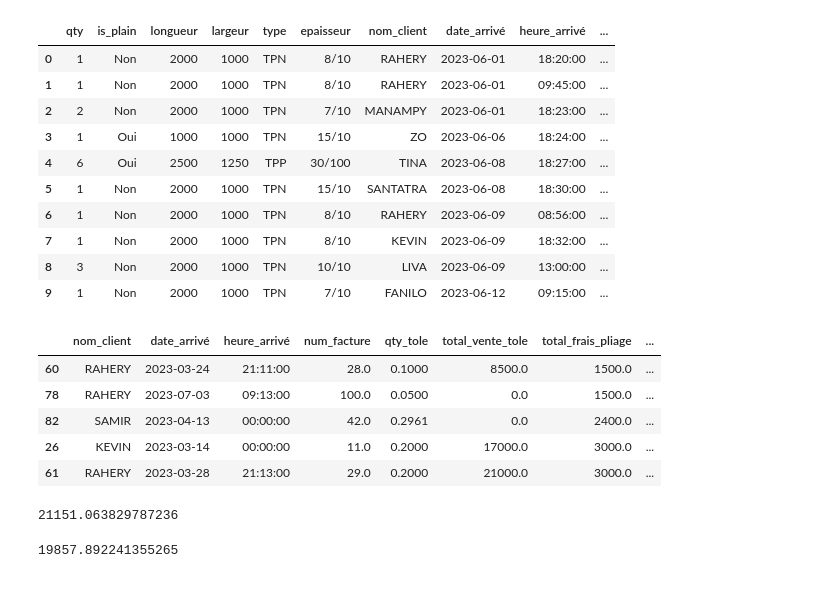
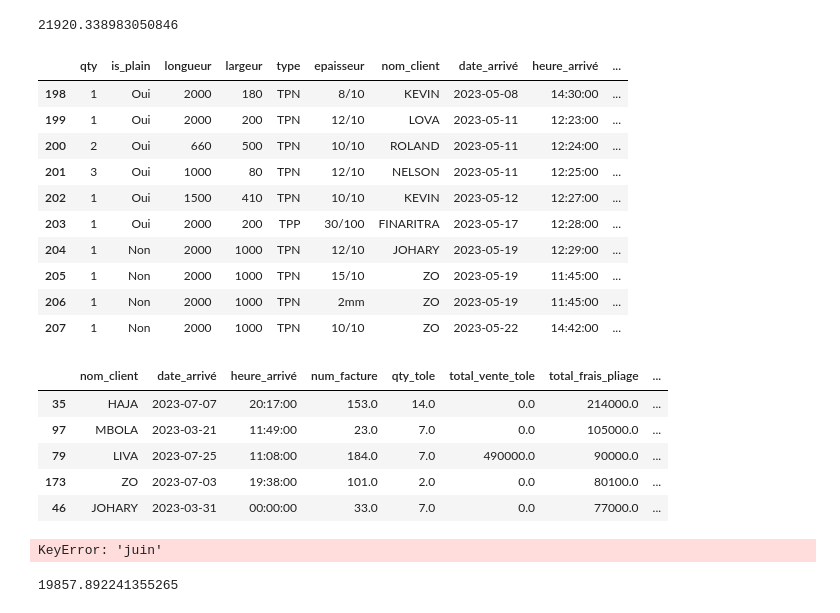
Before and after one commit to fav007/plitech, a Jupyter notebook: data_analysis.ipynb, the cells around one changed output. Drawn from its saved outputs; the diff is of its cells as text; code cells hidden in the pictures.

```diff
--- a/data_analysis.ipynb
+++ b/data_analysis.ipynb
@@ -11,7 +12,13 @@ conn = sq.connect("plitech_database.db")
 cur = conn.cursor()
 df = pd.read_sql_query('select * from recap',conn)
 conn.close()
+
+df["date_arrivé"] = pd.to_datetime(df["date_arrivé"])
+
 df['qty_tole'] = df.qty*df.longueur*df.largeur/2000000
+df["ca"] = df.total_frais_pliage+df.total_vente_tole
 
-df1 = df.groupby(["nom_client","date_arrivé","heure_arrivé"]).agg({'num_facture':'mean','qty_tole':sum,"total_vente_tole":'mean',	"total_frais_pliage":'mean',	"total_remise":'mean',	"total_chute":'mean'}).reset_index()
+df1 = df.groupby(["nom_client","date_arrivé","heure_arrivé"]).agg({'ca':'mean','num_facture':'mean','qty_tole':sum,"total_vente_tole":'mean',	"total_frais_pliage":'mean',	"total_remise":'mean',	"total_chute":'mean'}).reset_index()
+df2 = df.groupby(["num_facture","date_arrivé","nom_client"]).agg({'ca':'mean','qty_tole':sum,"total_vente_tole":'mean',	"total_frais_pliage":'mean',	"total_remise":'mean',	"total_chute":'mean'}).reset_index()
+
 df1['frais_pliage_by_tole'] = df.total_frais_pliage/df.qty_tole
@@ -22,31 +55,35 @@ df.total_frais_pliage.sum()
+# %%
+df1.total_frais_pliage.sort_values(ascending=False).mean()
+# %% [output]
+21920.338983050846
 # %%
-df.head(10)
+df.tail(10)
 # %% [output]
 |  | qty | is_plain | longueur | largeur | type | epaisseur | nom_client | date_arrivé | heure_arrivé | ... |
-| 0 | 1 | Non | 2000 | 1000 | TPN | 8/10 | RAHERY | 2023-06-01 | 18:20:00 | ... |
-| 1 | 1 | Non | 2000 | 1000 | TPN | 8/10 | RAHERY | 2023-06-01 | 09:45:00 | ... |
-| 2 | 2 | Non | 2000 | 1000 | TPN | 7/10 | MANAMPY | 2023-06-01 | 18:23:00 | ... |
-| 3 | 1 | Oui | 1000 | 1000 | TPN | 15/10 | ZO | 2023-06-06 | 18:24:00 | ... |
-| 4 | 6 | Oui | 2500 | 1250 | TPP | 30/100 | TINA | 2023-06-08 | 18:27:00 | ... |
-| 5 | 1 | Non | 2000 | 1000 | TPN | 15/10 | SANTATRA | 2023-06-08 | 18:30:00 | ... |
-| 6 | 1 | Non | 2000 | 1000 | TPN | 8/10 | RAHERY | 2023-06-09 | 08:56:00 | ... |
-| 7 | 1 | Non | 2000 | 1000 | TPN | 8/10 | KEVIN | 2023-06-09 | 18:32:00 | ... |
-| 8 | 3 | Non | 2000 | 1000 | TPN | 10/10 | LIVA | 2023-06-09 | 13:00:00 | ... |
-| 9 | 1 | Non | 2000 | 1000 | TPN | 7/10 | FANILO | 2023-06-12 | 09:15:00 | ... |
+| 198 | 1 | Oui | 2000 | 180 | TPN | 8/10 | KEVIN | 2023-05-08 | 14:30:00 | ... |
+| 199 | 1 | Oui | 2000 | 200 | TPN | 12/10 | LOVA | 2023-05-11 | 12:23:00 | ... |
+| 200 | 2 | Oui | 660 | 500 | TPN | 10/10 | ROLAND | 2023-05-11 | 12:24:00 | ... |
+| 201 | 3 | Oui | 1000 | 80 | TPN | 12/10 | NELSON | 2023-05-11 | 12:25:00 | ... |
+| 202 | 1 | Oui | 1500 | 410 | TPN | 10/10 | KEVIN | 2023-05-12 | 12:27:00 | ... |
+| 203 | 1 | Oui | 2000 | 200 | TPP | 30/100 | FINARITRA | 2023-05-17 | 12:28:00 | ... |
+| 204 | 1 | Non | 2000 | 1000 | TPN | 12/10 | JOHARY | 2023-05-19 | 12:29:00 | ... |
+| 205 | 1 | Non | 2000 | 1000 | TPN | 15/10 | ZO | 2023-05-19 | 11:45:00 | ... |
+| 206 | 1 | Non | 2000 | 1000 | TPN | 2mm | ZO | 2023-05-19 | 11:45:00 | ... |
+| 207 | 1 | Non | 2000 | 1000 | TPN | 10/10 | ZO | 2023-05-22 | 14:42:00 | ... |
 # %%
 
 df1.sort_values(by='total_frais_pliage',ascending=False).head()
 # %% [output]
 |  | nom_client | date_arrivé | heure_arrivé | num_facture | qty_tole | total_vente_tole | total_frais_pliage | ... |
-| 60 | RAHERY | 2023-03-24 | 21:11:00 | 28.0 | 0.1000 | 8500.0 | 1500.0 | ... |
-| 78 | RAHERY | 2023-07-03 | 09:13:00 | 100.0 | 0.0500 | 0.0 | 1500.0 | ... |
-| 82 | SAMIR | 2023-04-13 | 00:00:00 | 42.0 | 0.2961 | 0.0 | 2400.0 | ... |
-| 26 | KEVIN | 2023-03-14 | 00:00:00 | 11.0 | 0.2000 | 17000.0 | 3000.0 | ... |
-| 61 | RAHERY | 2023-03-28 | 21:13:00 | 29.0 | 0.2000 | 21000.0 | 3000.0 | ... |
+| 35 | HAJA | 2023-07-07 | 20:17:00 | 153.0 | 14.0 | 0.0 | 214000.0 | ... |
+| 97 | MBOLA | 2023-03-21 | 11:49:00 | 23.0 | 7.0 | 0.0 | 105000.0 | ... |
+| 79 | LIVA | 2023-07-25 | 11:08:00 | 184.0 | 7.0 | 490000.0 | 90000.0 | ... |
+| 173 | ZO | 2023-07-03 | 19:38:00 | 101.0 | 2.0 | 0.0 | 80100.0 | ... |
+| 46 | JOHARY | 2023-03-31 | 00:00:00 | 33.0 | 7.0 | 0.0 | 77000.0 | ... |
-# %%
-df1.total_frais_pliage.mean()
-# %% [output]
-21151.063829787236
+# %%
+df1.set_index('date_arrivé')['juin']
+# %% [output]
+KeyError: 'juin'
 # %%
 (df1.total_frais_pliage/df1.qty_tole).mean()
 #df1.total_frais_pliage.sum()
```
Also changed, not shown: parts of 12 cells of this notebook, 14 other files.
